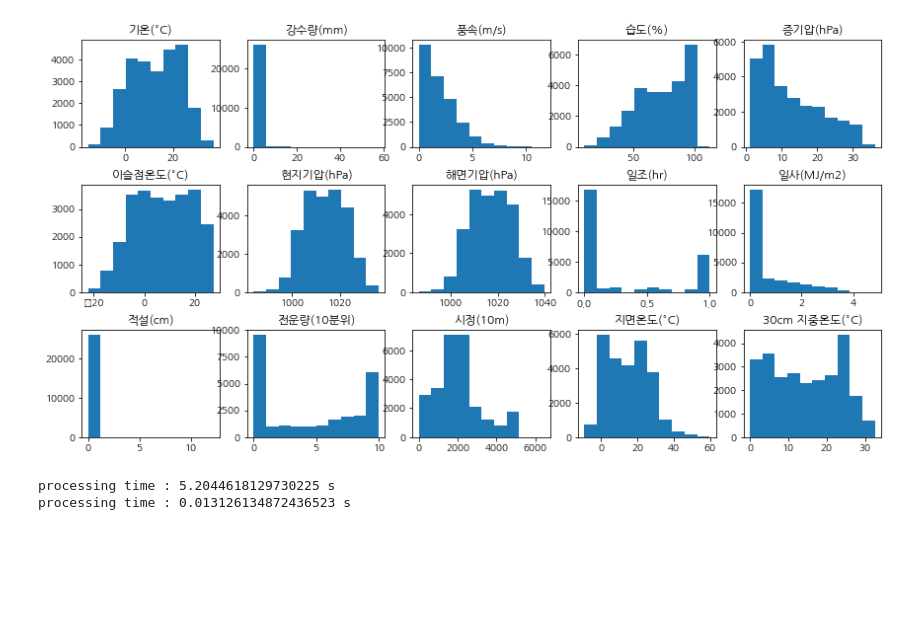
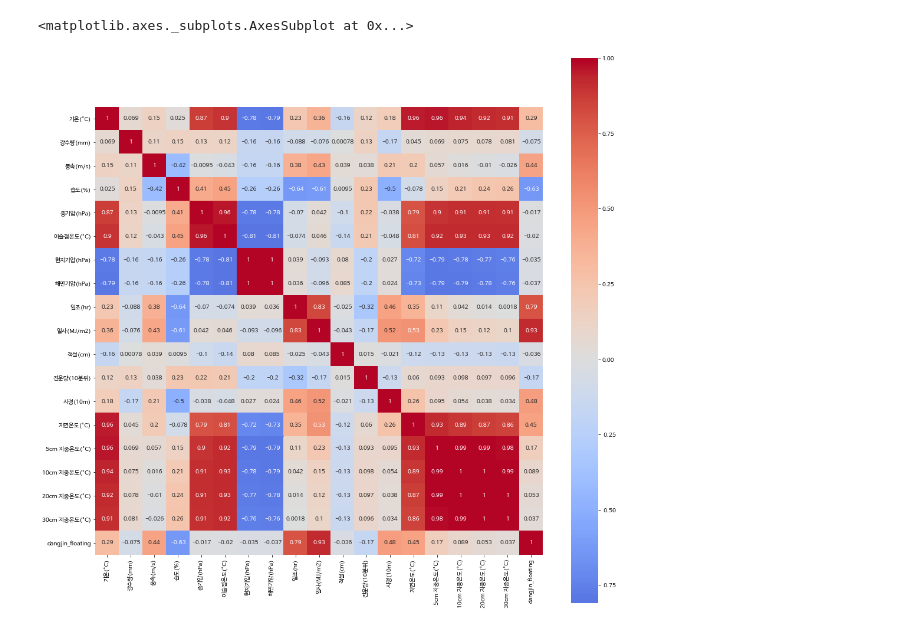
Before and after one commit to mini-song/Graduation-Project, a Jupyter notebook: data.ipynb, the cells around one changed output. Cells and saved outputs as stored; diff of their text form; code cells hidden in the pictures; blank space fills up the shorter version.

```diff
--- a/data.ipynb
+++ b/data.ipynb
@@ -10 +25,13 @@
+# %%
+!apt-get update -qq
+!apt-get install fonts-nanum* -qq
+import matplotlib.pyplot as plt
+import matplotlib.font_manager as fm
+
+path = '/usr/share/fonts/truetype/nanum/NanumGothicEco.ttf'
+font_name = fm.FontProperties(fname=path, size=10).get_name()
+
+plt.rc('font', family=font_name)
+
+fm._rebuild()
 # %%
@@ -55,0 +146,8 @@ processing time : 0.003134012222290039 s
+# %%
+import matplotlib.pyplot as plt
+import seaborn as sns
+import missingno as msno
+
+plt.rc('font', family='NanumBarunGothic')
+#msno.matrix(data_obs)
+msno.bar(data_fcst)
@@ -55,0 +176,4 @@ processing time : 0.003134012222290039 s
+# %%
+import missingno as msno
+plt.rc('font', family='NanumBarunGothic')
+msno.bar(data_obs)
@@ -56,45 +183,10 @@ processing time : 0.003134012222290039 s
 # %%
-import matplotlib.pyplot as plt
-plt.rcParams['font.family'] = 'NanumGothic'
+import seaborn as sns
 
+plt.figure(figsize=(17, 17))
+correlations = data_obs.drop(columns=['풍향(16방위)_1.0','풍향(16방위)_2.0','풍향(16방위)_3.0','풍향(16방위)_4.0','풍향(16방위)_5.0','풍향(16방위)_6.0','풍향(16방위)_7.0']).corr(method='pearson')
 
-exclude_column_list = ["time", "5cm 지중온도(°C)", "10cm 지중온도(°C)", "20cm 지중온도(°C)", "풍향(16방위)_1.0", "풍향(16방위)_2.0", "풍향(16방위)_3.0", "풍향(16방위)_4.0",
-                       "풍향(16방위)_5.0", "풍향(16방위)_6.0", "풍향(16방위)_7.0", "dangjin_floating"]
-
-# data_obs = data_utils.dataframe_normalize(data_obs, exclude_column_list)
-
-data_utils.hist_features(data_obs, exclude_column_list)
+sns.heatmap(correlations, cmap="coolwarm", square=True, center=0, annot=True)
 # %% [output]
+<matplotlib.axes._subplots.AxesSubplot at 0x...>
-[figure, old version]
+[figure, new version]
-# %%
-'''
-3시간기온 --> pass + spline
-습도 --> pass + spline
-풍향 --> pass + linear + 8방위 변환 + 더미화
-풍속 --> pass + linear
-하늘상태 --> pass + linear
-강수형태 --> pass + linear
-6시간강수 --> 배분하기.
-6시간적설 --> 배분하기.
-일최고기온 --> pass + spline
-일최저기온 --> pass + spline
-강수확률 --> pass + linear
-'''
-
-
-data_fcst = pd.read_csv('data_fcst.csv')
-
-data_fcst = data_utils.fcst_augment(data_fcst)
-
-data_fcst = data_utils.nona_mugja(data_fcst)
-
-
-data_utils.dataframe_interpolation_by_spline(data_fcst, ["3시간기온", "습도", "일최고기온", "일최저기온"])
-data_utils.dataframe_interpolation_by_linear(data_fcst, ["풍향", "풍속", "하늘상태", "강수형태", "강수확률", "6시간강수량", "6시간적설"])
-
-data_fcst = data_utils.dataframe_normalize(data_fcst, ["time_index", "풍향"])
-
-data_fcst = data_utils.wind_direction_dummies(data_fcst, "풍향", False)
-# %% [output]
-processing time : 5.2044618129730225 s
-processing time : 0.013126134872436523 s
```
Also changed, not shown: parts of 14 cells of this notebook.
